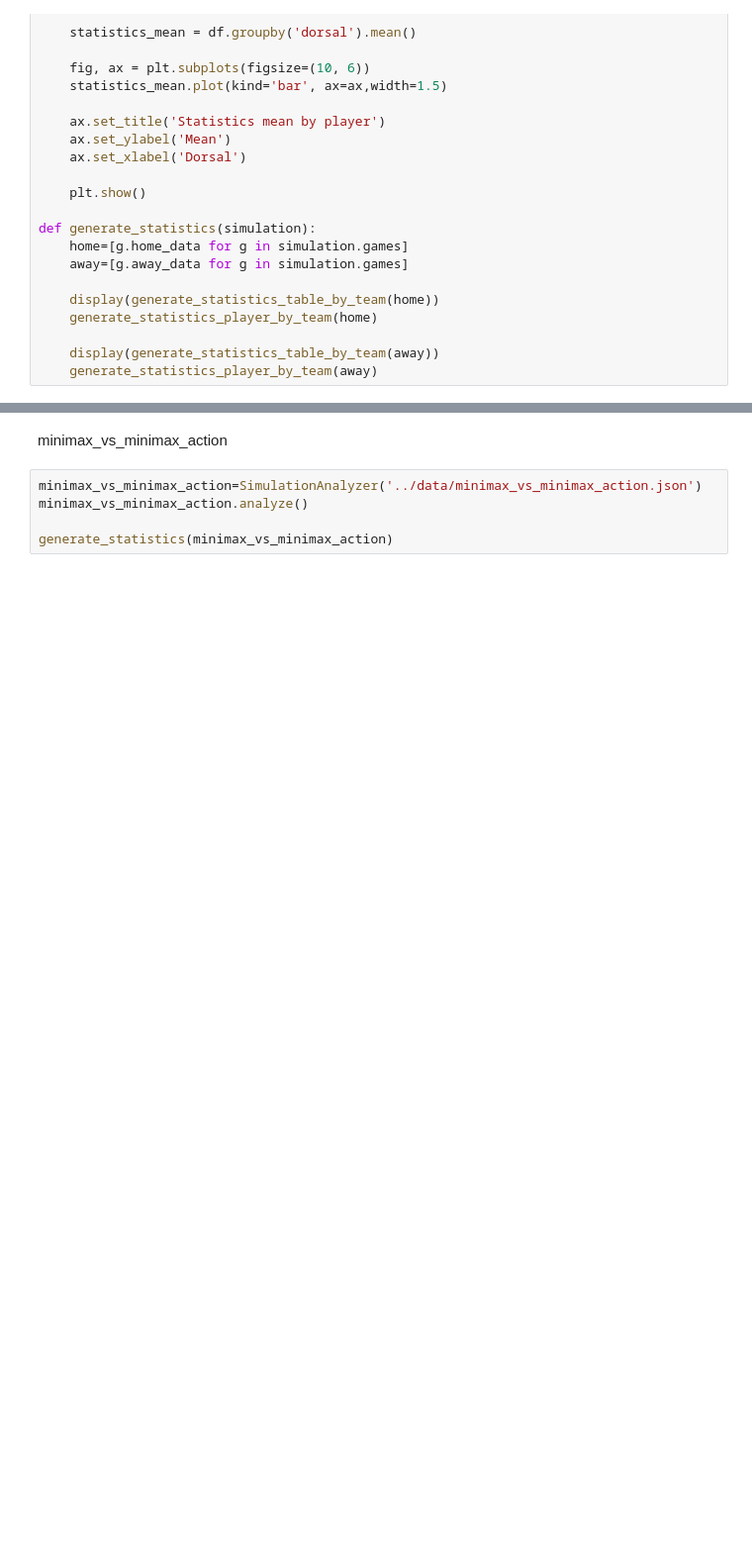
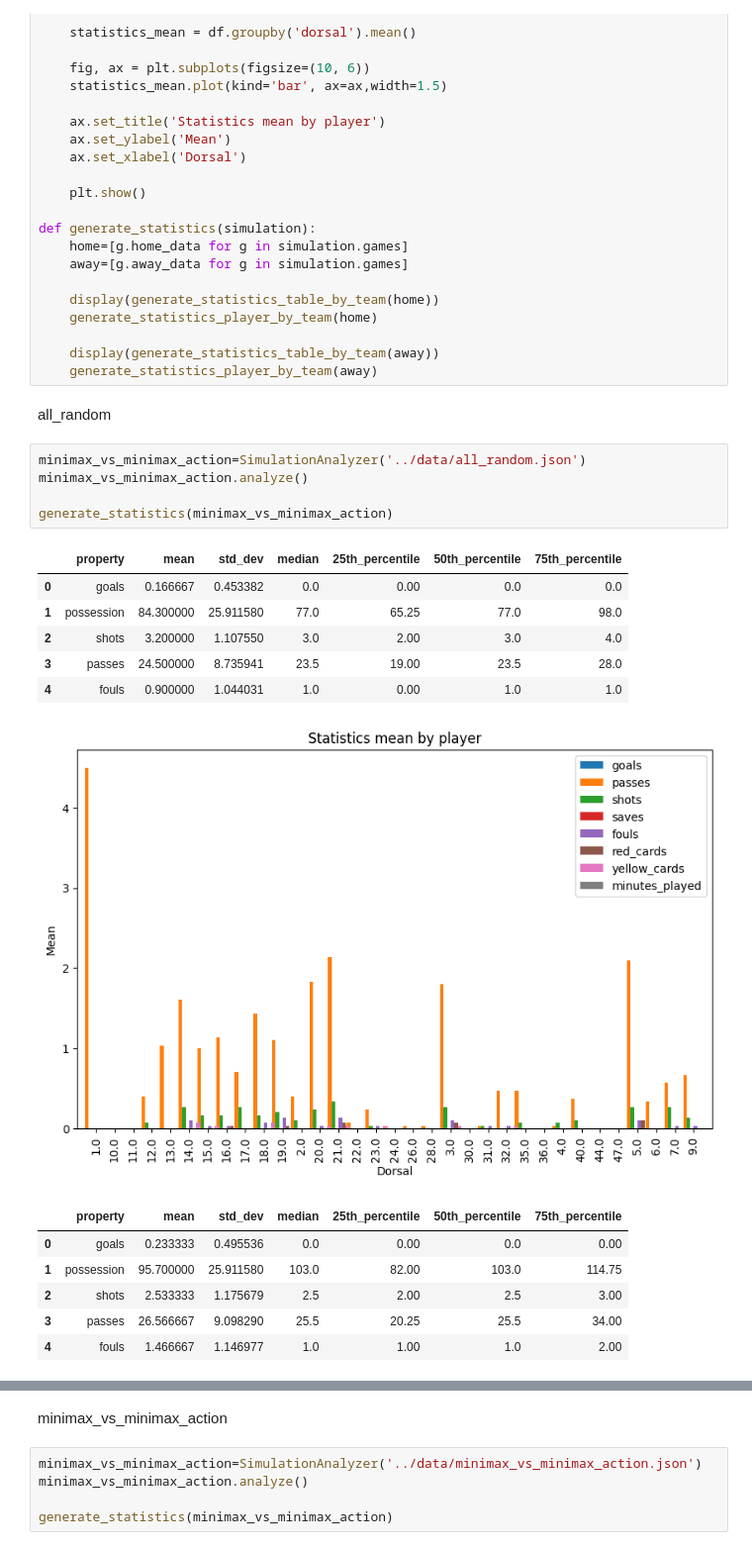
Before and after one commit to ARJ-Code/ARJ-Football-Simulator, a Jupyter notebook: src/data_analysis.ipynb, the cells around one changed output, grey strips where cells are left out. Shown: that part at 99% size. Cells and saved outputs as stored; diff of their text form; blank space fills up the shorter version.

```diff
--- a/src/data_analysis.ipynb
+++ b/src/data_analysis.ipynb
@@ -77,3 +77,24 @@ def generate_statistics(simulation):
 
     display(generate_statistics_table_by_team(away))
     generate_statistics_player_by_team(away)
+# %% [markdown]
+all_random
+# %%
+minimax_vs_minimax_action=SimulationAnalyzer('../data/all_random.json')
+minimax_vs_minimax_action.analyze()
+
+generate_statistics(minimax_vs_minimax_action)
+# %% [output]
+|  | property | mean | std_dev | median | 25th_percentile | 50th_percentile | 75th_percentile |
+| 0 | goals | 0.166667 | 0.453382 | 0.0 | 0.00 | 0.0 | 0.0 |
+| 1 | possession | 84.300000 | 25.911580 | 77.0 | 65.25 | 77.0 | 98.0 |
+| 2 | shots | 3.200000 | 1.107550 | 3.0 | 2.00 | 3.0 | 4.0 |
+| 3 | passes | 24.500000 | 8.735941 | 23.5 | 19.00 | 23.5 | 28.0 |
+| 4 | fouls | 0.900000 | 1.044031 | 1.0 | 0.00 | 1.0 | 1.0 |
+[figure, added]
+|  | property | mean | std_dev | median | 25th_percentile | 50th_percentile | 75th_percentile |
+| 0 | goals | 0.233333 | 0.495536 | 0.0 | 0.00 | 0.0 | 0.00 |
+| 1 | possession | 95.700000 | 25.911580 | 103.0 | 82.00 | 103.0 | 114.75 |
+| 2 | shots | 2.533333 | 1.175679 | 2.5 | 2.00 | 2.5 | 3.00 |
+| 3 | passes | 26.566667 | 9.098290 | 25.5 | 20.25 | 25.5 | 34.00 |
+| 4 | fouls | 1.466667 | 1.146977 | 1.0 | 1.00 | 1.0 | 2.00 |
```
Also changed, not shown: parts of 11 cells of this notebook.
